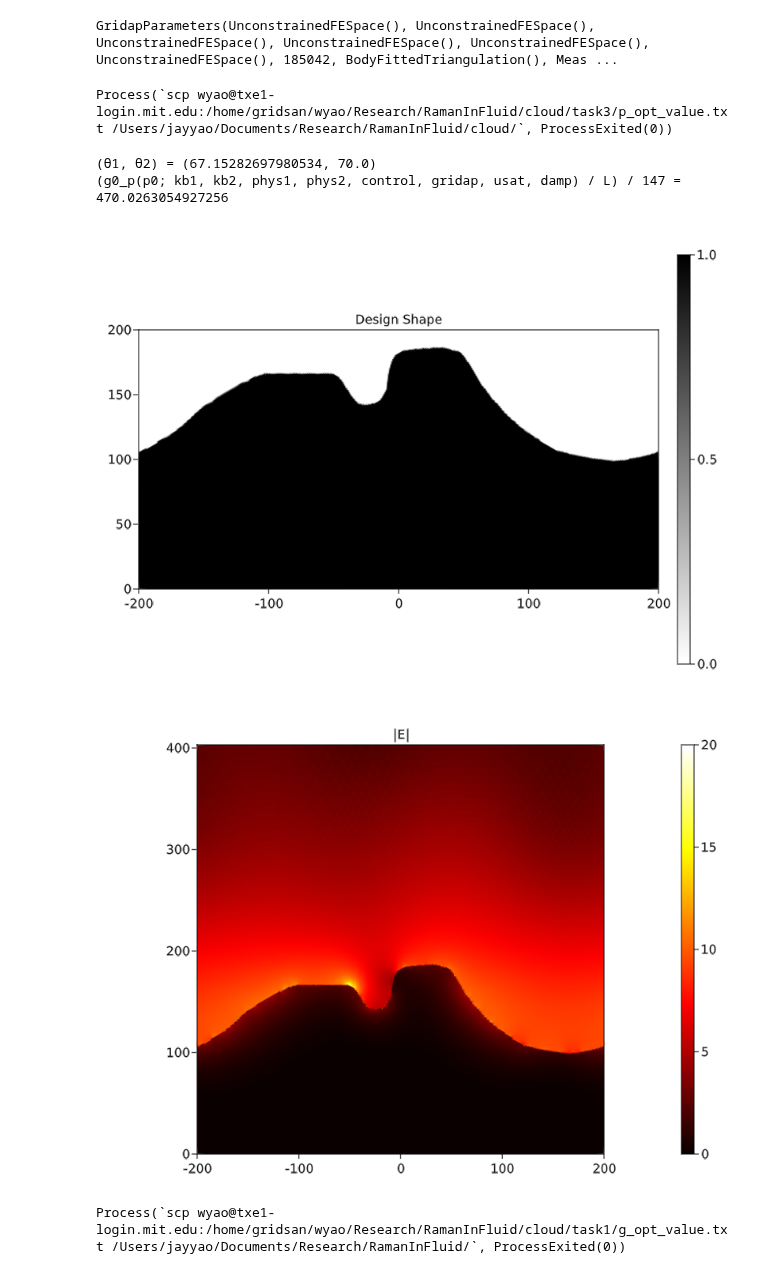
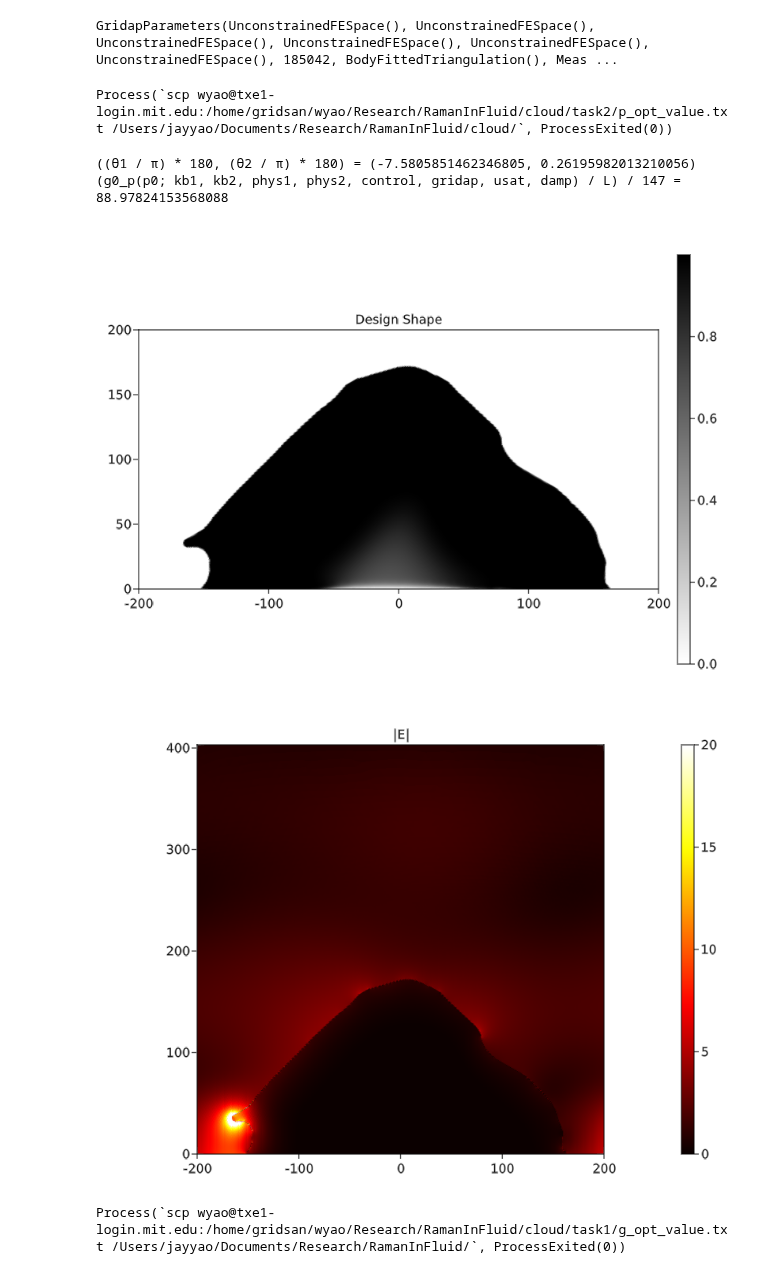
Before and after one commit to WenjieYao/RamanInFluid, a Jupyter notebook: Main_cloud.ipynb, the cells around one changed output. Saved outputs shown, nothing was run; the diff lists cells and outputs as text; code cells hidden in the pictures.

```diff
--- a/Main_cloud.ipynb
+++ b/Main_cloud.ipynb
@@ -112,9 +112,9 @@ Info    : Done reading 'cloud/geometry.msh'
 GridapParameters(UnconstrainedFESpace(), UnconstrainedFESpace(), UnconstrainedFESpace(), UnconstrainedFESpace(), UnconstrainedFESpace(), UnconstrainedFESpace(), 185042, BodyFittedTriangulation(), Meas ...
 # %%
 #run(`scp wyao@txe1-login.mit.edu:/home/gridsan/wyao/Research/RamanInFluid/cloud/task1/geometry.msh /Users/jayyao/Documents/Research/RamanInFluid/`)
-run(`scp wyao@txe1-login.mit.edu:/home/gridsan/wyao/Research/RamanInFluid/cloud/task3/p_opt_value.txt /Users/jayyao/Documents/Research/RamanInFluid/cloud/`)
+run(`scp wyao@txe1-login.mit.edu:/home/gridsan/wyao/Research/RamanInFluid/cloud/task2/p_opt_value.txt /Users/jayyao/Documents/Research/RamanInFluid/cloud/`)
 # %% [output]
-Process(`scp wyao@txe1-login.mit.edu:/home/gridsan/wyao/Research/RamanInFluid/cloud/task3/p_opt_value.txt /Users/jayyao/Documents/Research/RamanInFluid/cloud/`, ProcessExited(0))
+Process(`scp wyao@txe1-login.mit.edu:/home/gridsan/wyao/Research/RamanInFluid/cloud/task2/p_opt_value.txt /Users/jayyao/Documents/Research/RamanInFluid/cloud/`, ProcessExited(0))
 # %%
 # Output and view
 ImportFromFile = true
@@ -137,10 +137,10 @@ else
     p0 = zeros(gridap.np)
 end
 
-θ1 = asin(kb1[1]/phys1.nf/phys1.ω)/π*180
-θ2 = asin(kb2[1]/phys2.nf/phys2.ω)/π*180
-@show θ1, θ2
-usat = (10)^2/4
+θ1 = asin(kb1[1]/phys1.nf/phys1.ω)
+θ2 = asin(kb2[1]/phys2.nf/phys2.ω)
+@show θ1/π*180, θ2/π*180
+usat = Inf#(10)^2/4
 damp = 4
 
 # p0 = zeros(gridap.np)
@@ -148,12 +148,12 @@ pf_vec = pf_p0(p0; control, gridap)
 pfh = FEFunction(gridap.FE_Pf, pf_vec)
 pth = (pf -> Threshold(pf; control)) ∘ pfh
 A1_mat = MatrixA(pth, kb1; phys=phys1, control, gridap)
-b1_vec = assemble_vector(v->(∫(v)gridap.dΓ_s), gridap.FE_V)
+b1_vec = assemble_vector(v->(∫(v*sqrt(cos(θ1)))gridap.dΓ_s), gridap.FE_V)
 u1_vec = A1_mat \ b1_vec
 u1h = FEFunction(gridap.FE_U, u1_vec)
 
 A2_mat = MatrixA(pth, kb2; phys=phys2, control, gridap)
-o_vec = VectorO(1, 1; gridap)
+o_vec = assemble_vector(v->(∫(v*sqrt(cos(θ2)))gridap.dΓ_t), gridap.FE_V)
 v2_vec = A2_mat' \ o_vec
 v2h = FEFunction(gridap.FE_U, v2_vec)
 
@@ -167,34 +167,35 @@ limits!(ax, -L/2, L/2, 0, hd)
 save("Results/shape.png", fig)
 fig
 # %% [output]
-(θ1, θ2) = (67.15282697980534, 70.0)
-(g0_p(p0; kb1, kb2, phys1, phys2, control, gridap, usat, damp) / L) / 147 = 470.0263054927256
+((θ1 / π) * 180, (θ2 / π) * 180) = (-7.5805851462346805, 0.26195982013210056)
+(g0_p(p0; kb1, kb2, phys1, phys2, control, gridap, usat, damp) / L) / 147 = 88.97824153568088
-[figure, old version]
+[figure, new version]
 # %%
-maxe = 20#usat
+maxe = 20.0#usat
 if true
     e1=abs2(phys1.nf^2)
     e2=abs2(phys1.nm^2)
     uplot = u1h
+    fig, ax, plt = plot(gridap.Ω, 2*(sqrt∘(abs((conj(∇(uplot)+1im*kb1*uplot) ⋅ (∇(uplot)+1im*kb1*uplot))/(e1 + (e2 - e1) * pth)))), colormap = :hot, colorrange=(0, maxe))
 else
     e1=abs2(phys2.nf^2)
     e2=abs2(phys2.nm^2)
     uplot = v2h
+    fig, ax, plt = plot(gridap.Ω, 2*(sqrt∘(abs((conj(∇(uplot)+1im*kb2*uplot) ⋅ (∇(uplot)+1im*kb2*uplot))/(e1 + (e2 - e1) * pth)))), colormap = :hot, colorrange=(0, maxe))
 end
 #fig, ax, plt = plot(gridap.Ω, real(u1h), colormap = :bwr, colorrange=(-maxv, maxv))
 #fig, ax, plt = plot(gridap.Ω, abs2(u1h), colormap = :hot, colorrange=(0, maxv^2))
-fig, ax, plt = plot(gridap.Ω, 2*(sqrt∘(abs((conj(∇(uplot)) ⋅ ∇(uplot))/(e1 + (e2 - e1) * pth)))), colormap = :hot, colorrange=(0, maxe))
 Colorbar(fig[1,2], plt)
 #ax.title = "|H|"
 ax.title = "|E|"
 #ax.aspect = AxisAspect(L/(phys1.LHp[2]+phys1.LHn[2]))
 #limits!(ax, -L/2, L/2, -phys1.LHn[2], phys1.LHp[2])
 ax.aspect = AxisAspect(L/(hd+hr*1))
 limits!(ax, -L/2, L/2, 0, hd+hr*1)
 save("Results/Field.png", fig)
 fig
 # %% [output]
-[figure, old version]
+[figure, new version]
 # %%
 run(`scp wyao@txe1-login.mit.edu:/home/gridsan/wyao/Research/RamanInFluid/cloud/task1/g_opt_value.txt /Users/jayyao/Documents/Research/RamanInFluid/`)
 # %% [output]
```
Also changed, not shown: 8 other files.
